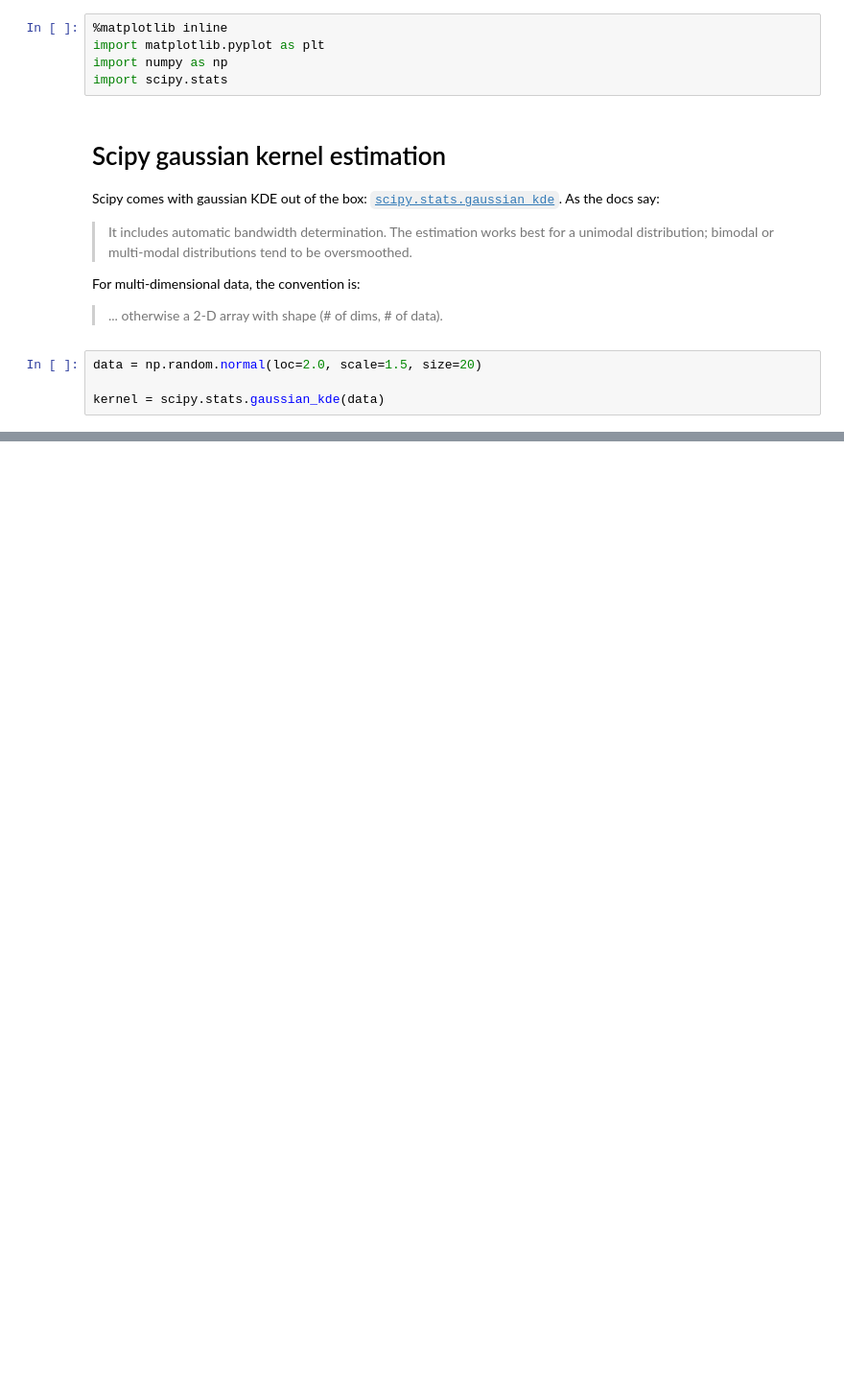
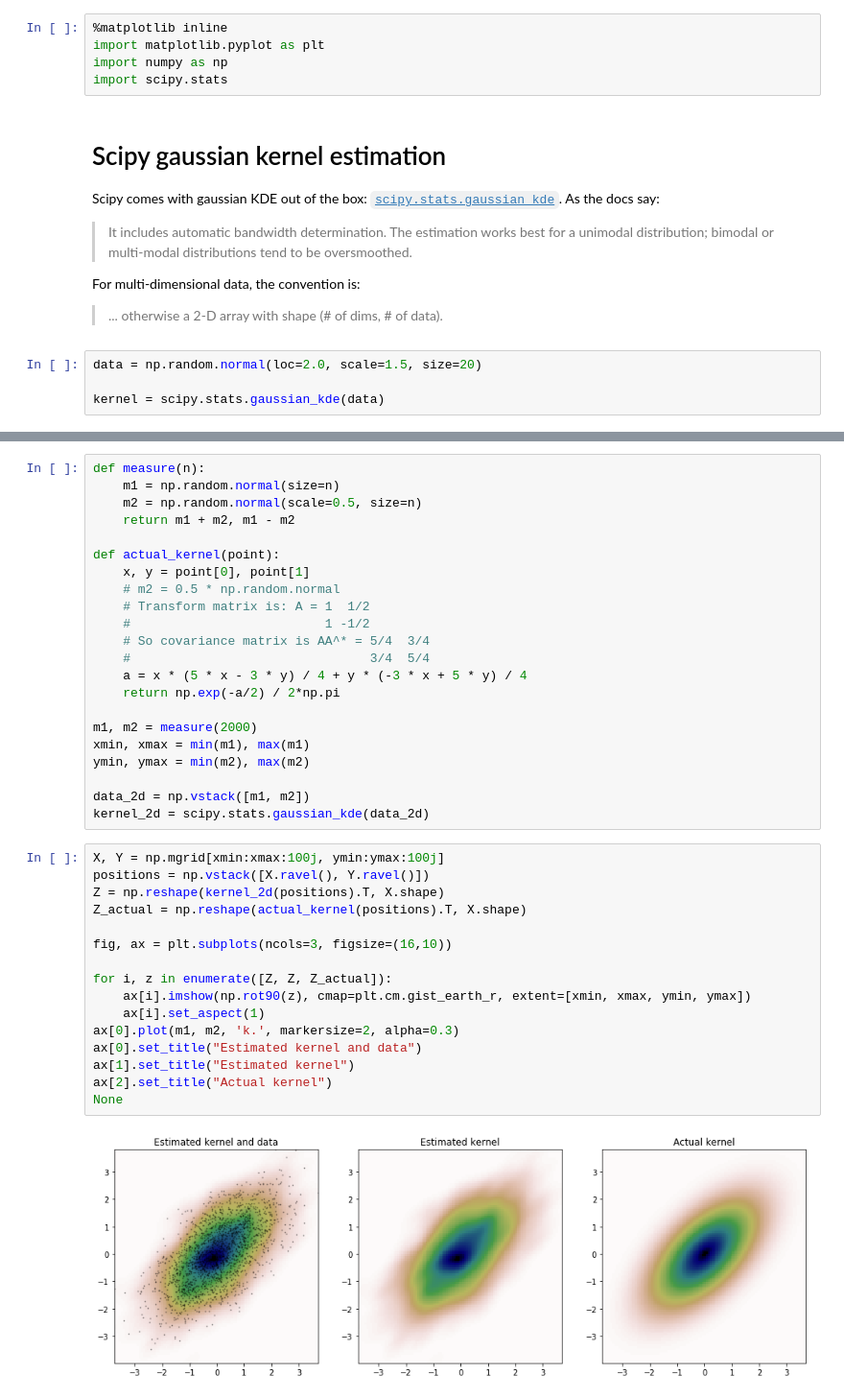
Before and after one commit to QuantCrimAtLeeds/PredictCode, a Jupyter notebook: Kernel estimation.ipynb, the cells around one changed output, grey strips where cells are left out. Shown at 96% size. Drawn from its saved outputs; the diff is of its cells as text; blank space fills up the shorter version.

```diff
--- a/Kernel estimation.ipynb
+++ b/Kernel estimation.ipynb
@@ -37,0 +39,40 @@ _ = ax.scatter(data, data * 0)
+# %%
+def measure(n):
+    m1 = np.random.normal(size=n)
+    m2 = np.random.normal(scale=0.5, size=n)
+    return m1 + m2, m1 - m2
+
+def actual_kernel(point):
+    x, y = point[0], point[1]
+    # m2 = 0.5 * np.random.normal
+    # Transform matrix is: A = 1  1/2
+    #                          1 -1/2
+    # So covariance matrix is AA^* = 5/4  3/4
+    #                                3/4  5/4
+    a = x * (5 * x - 3 * y) / 4 + y * (-3 * x + 5 * y) / 4
+    return np.exp(-a/2) / 2*np.pi
+
+m1, m2 = measure(2000)
+xmin, xmax = min(m1), max(m1)
+ymin, ymax = min(m2), max(m2)
+
+data_2d = np.vstack([m1, m2])
+kernel_2d = scipy.stats.gaussian_kde(data_2d)
+# %%
+X, Y = np.mgrid[xmin:xmax:100j, ymin:ymax:100j]
+positions = np.vstack([X.ravel(), Y.ravel()])
+Z = np.reshape(kernel_2d(positions).T, X.shape)
+Z_actual = np.reshape(actual_kernel(positions).T, X.shape)
+
+fig, ax = plt.subplots(ncols=3, figsize=(16,10))
+
+for i, z in enumerate([Z, Z, Z_actual]):
+    ax[i].imshow(np.rot90(z), cmap=plt.cm.gist_earth_r, extent=[xmin, xmax, ymin, ymax])
+    ax[i].set_aspect(1)
+ax[0].plot(m1, m2, 'k.', markersize=2, alpha=0.3)
+ax[0].set_title("Estimated kernel and data")
+ax[1].set_title("Estimated kernel")
+ax[2].set_title("Actual kernel")
+None
+# %% [output]
+[figure, added]
```
Also changed, not shown: parts of 11 cells of this notebook, 2 other files.
